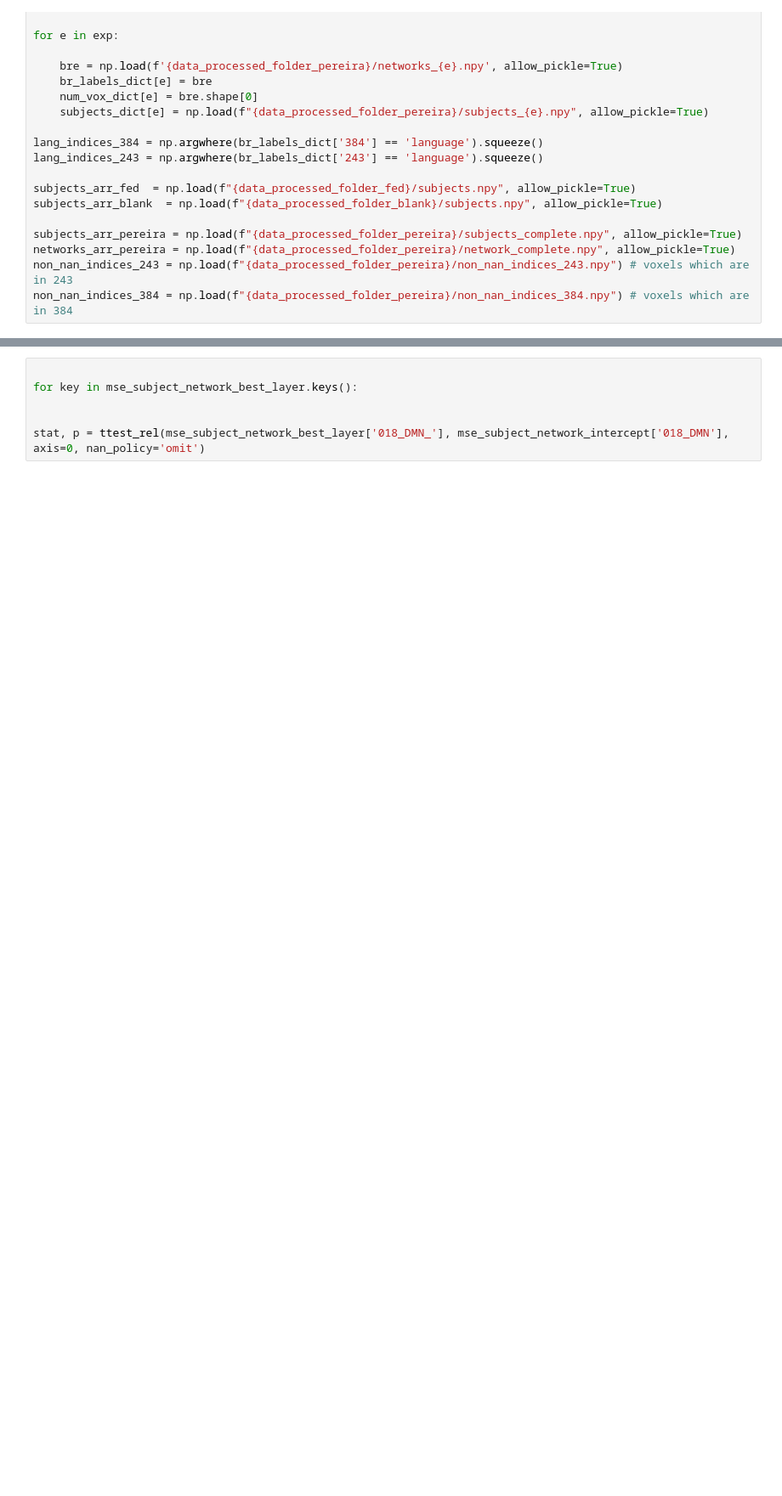
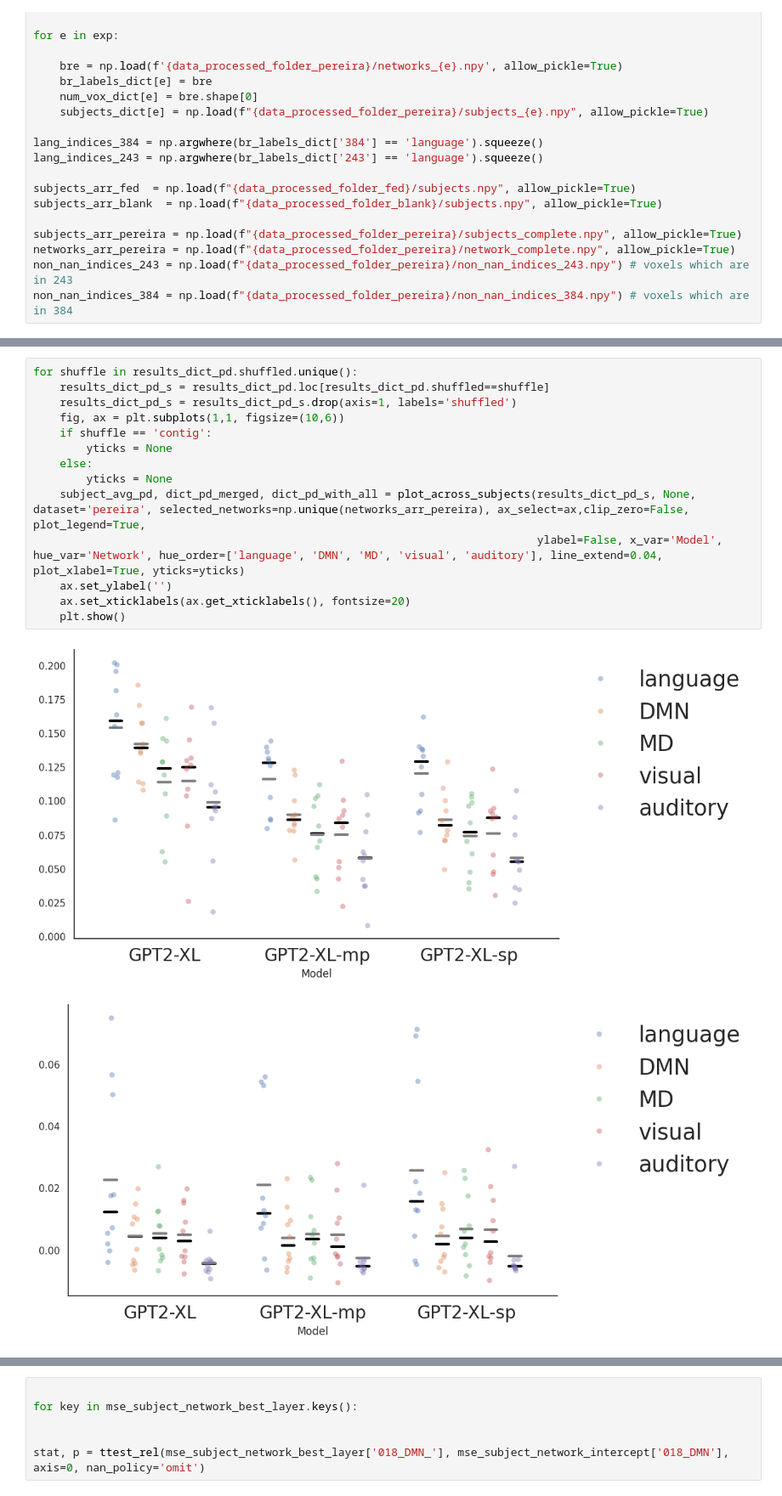
Before and after one commit to ebrahimfeghhi/beyond-brainscore, a Jupyter notebook: analyze_results/figures_code/figure2.ipynb, the cells around one changed output, grey strips where cells are left out. Shown at 85% size. Drawn from its saved outputs; the diff is of its cells as text; blank space fills up the shorter version.

```diff
--- a/analyze_results/figures_code/figure2.ipynb
+++ b/analyze_results/figures_code/figure2.ipynb
@@ -55,2 +139,19 @@ mse_intercept_pereira_full[243:, non_nan_indices_384] = mse_intercept_384
+# %%
+for shuffle in results_dict_pd.shuffled.unique():
+    results_dict_pd_s = results_dict_pd.loc[results_dict_pd.shuffled==shuffle]
+    results_dict_pd_s = results_dict_pd_s.drop(axis=1, labels='shuffled')
+    fig, ax = plt.subplots(1,1, figsize=(10,6))
+    if shuffle == 'contig':
+        yticks = None
+    else:
+        yticks = None
+    subject_avg_pd, dict_pd_merged, dict_pd_with_all = plot_across_subjects(results_dict_pd_s, None, dataset='pereira', selected_networks=np.unique(networks_arr_pereira), ax_select=ax,clip_zero=False, plot_legend=True,
+                                                                            ylabel=False, x_var='Model', hue_var='Network', hue_order=['language', 'DMN', 'MD', 'visual', 'auditory'], line_extend=0.04, plot_xlabel=True, yticks=yticks)
+    ax.set_ylabel('')
+    ax.set_xticklabels(ax.get_xticklabels(), fontsize=20)
+    plt.show()
+# %% [output]
+[figure, added]
+[figure, added]
 # %%
 noL2_str = ''
```
Also changed, not shown: parts of 13 cells of this notebook, 25 other files.
